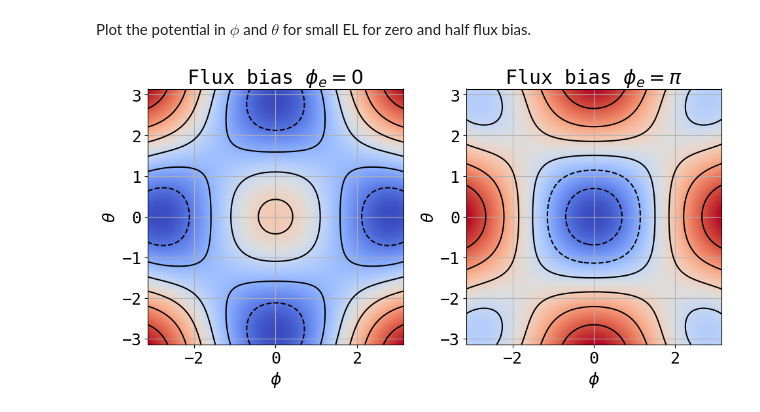
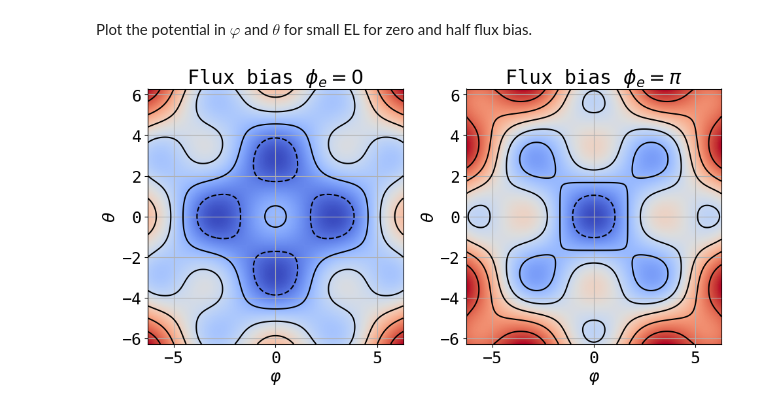
Before and after one commit to Shellf1sh/Superconducting-Qubits-Course, a Jupyter notebook: Week1/Week1Code.ipynb, the cells around one changed output. Cells and saved outputs as stored; diff of their text form; code cells hidden in the pictures.

```diff
--- a/Week1/Week1Code.ipynb
+++ b/Week1/Week1Code.ipynb
@@ -1,9 +0,0 @@
-# %%
-import numpy as np
-import scipy as sc
-import matplotlib.pyplot as plt
-
-plt.rcParams['font.size'] = 18
-plt.rcParams['axes.grid'] = True
-plt.rcParams['font.family'] = 'Monospace'
-plt.rcParams['figure.figsize'] = [8,6]
@@ -10,31 +3,31 @@ plt.rcParams['figure.figsize'] = [8,6]
 # %% [markdown]
-Plot the potential in $\phi$ and $\theta$ for small EL for zero and half flux bias.
+Plot the potential in $\varphi$ and $\theta$ for small EL for zero and half flux bias.
 # %%
-x = np.linspace(-np.pi, np.pi, 200)
-y = np.linspace(-np.pi, np.pi, 200)
+x = np.linspace(-2*np.pi, 2*np.pi, 200)
+y = np.linspace(-2*np.pi, 2*np.pi, 200)
 
 def pot(phi, theta, phi_e, E_C = 10, E_L = 1):
     return E_L*phi**2/2 + E_L*theta**2/2 + E_C*np.cos(phi+phi_e)*np.cos(theta)
 
 X, Y = np.meshgrid(x, y)
 
 potentialphi0 = pot(X, Y, phi_e=0)
 potentialphipi = pot(X, Y, phi_e=np.pi)
 
 
 fig, (ax1, ax2) = plt.subplots(1, 2)
 
 contourOffset = (np.amax(potentialphi0)-np.amin(potentialphi0))/10
 
-ax1.imshow(potentialphi0, extent=[-np.pi, np.pi, -np.pi, np.pi], cmap="coolwarm")
+ax1.imshow(potentialphi0, extent=[-2*np.pi, 2*np.pi, -2*np.pi, 2*np.pi], cmap="coolwarm")
 ax1.contour(X, Y, potentialphi0, np.linspace(np.amin(potentialphi0)+contourOffset, np.amax(potentialphi0)-contourOffset, 6), colors="black")
-ax1.set(xlabel = "$\phi$", ylabel = "$\\theta$", title = "Flux bias $\phi_e=0$")
+ax1.set(xlabel = "$\\varphi$", ylabel = "$\\theta$", title = "Flux bias $\phi_e=0$")
 
 
-ax2.imshow(potentialphipi, extent=[-np.pi, np.pi, -np.pi, np.pi], cmap="coolwarm")
+ax2.imshow(potentialphipi, extent=[-2*np.pi, 2*np.pi, -2*np.pi, 2*np.pi], cmap="coolwarm")
 ax2.contour(X, Y, potentialphipi, np.linspace(np.amin(potentialphipi)+contourOffset, np.amax(potentialphipi)-contourOffset, 6), colors="black")
-ax2.set(xlabel = "$\phi$", ylabel = "$\\theta$", title = "Flux bias $\phi_e=\pi$")
+ax2.set(xlabel = "$\\varphi$", ylabel = "$\\theta$", title = "Flux bias $\phi_e=\pi$")
 
 fig.tight_layout()
 # %% [output]
-[figure, old version]
+[figure, new version]
```
Also changed, not shown: parts of 2 cells of this notebook, 1 other file.
